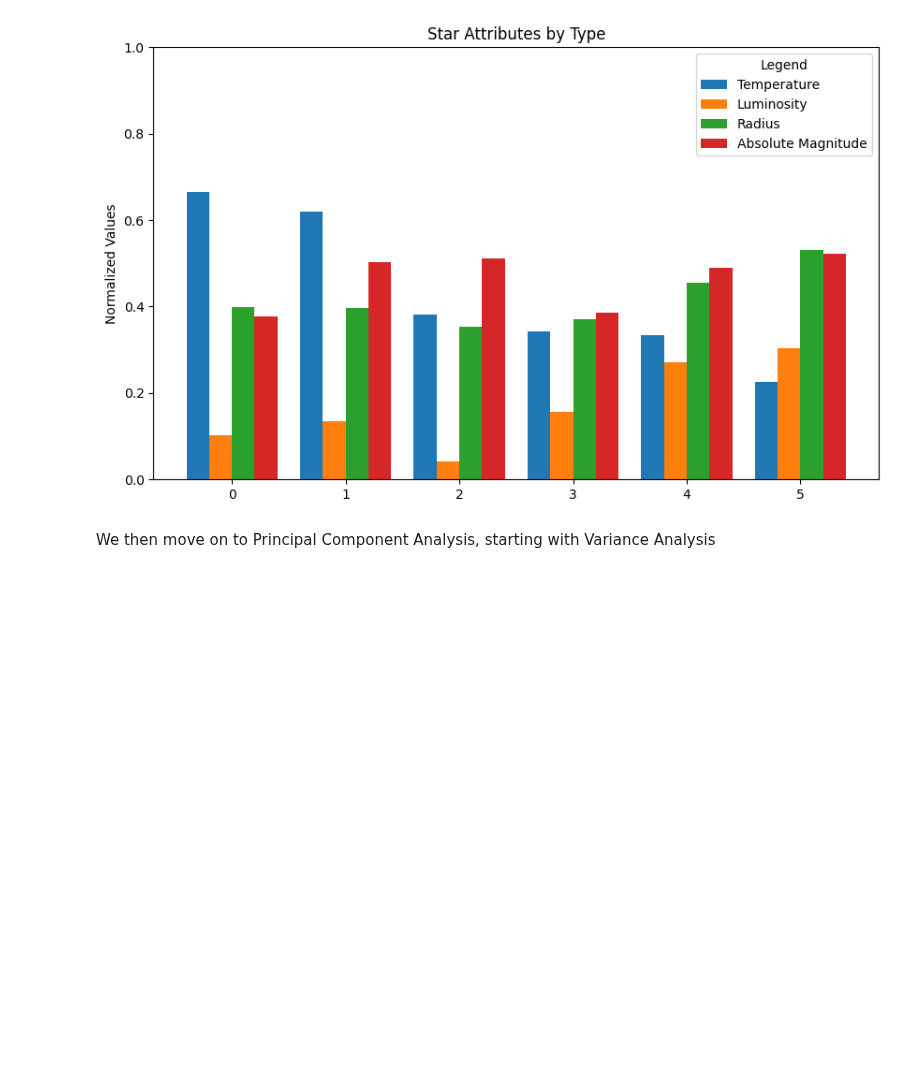
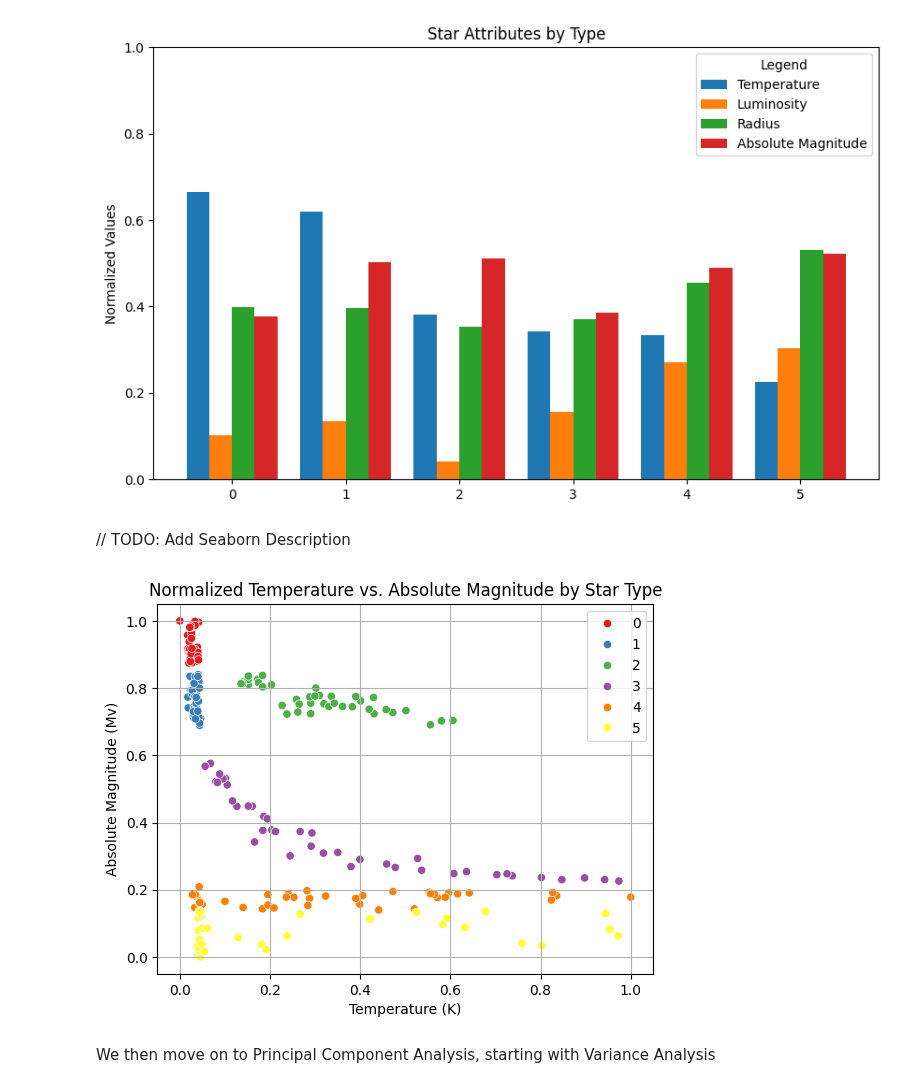
Before and after one commit to andreamoleri/StarryNight, a Jupyter notebook: Delivery/StarryNight.ipynb, the cells around one changed output. Saved outputs shown, nothing was run; the diff lists cells and outputs as text; code cells hidden in the pictures; blank space fills up the shorter version.

Commit message:
SeaBorn ScatterPlot Visualization

```diff
--- a/Delivery/StarryNight.ipynb
+++ b/Delivery/StarryNight.ipynb
@@ -155,6 +156,27 @@ plt.legend(loc='best', bbox_to_anchor=(1.0, 1.0), title='Legend')
 plt.show()
 # %% [output]
 [figure]
+# %% [markdown]
+// TODO: Add Seaborn Description
+# %%
+ax = sns.scatterplot(
+    x=df["Temperature (K)"].transform(normalize),
+    y=df["Absolute Magnitude(Mv)"].transform(normalize),
+    hue=df["Star Type"],
+    palette="Set1"
+)
+
+ax.set(xlabel='Temperature (K)', ylabel='Absolute Magnitude (Mv)')
+
+plt.title('Normalized Temperature vs. Absolute Magnitude by Star Type')
+
+ax.legend(loc='best')
+
+ax.grid(True)
+
+plt.show()
+# %% [output]
+[figure, added]
 # %% [markdown]
 We then move on to Principal Component Analysis, starting with Variance Analysis
 # %%
```
Also changed, not shown: parts of 1 cell of this notebook.
